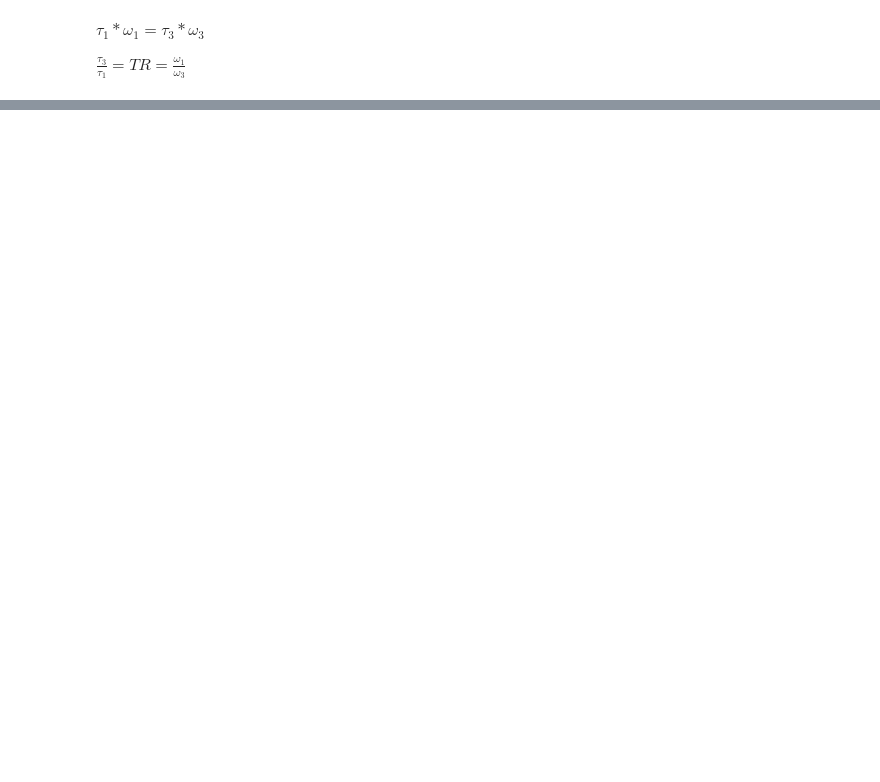
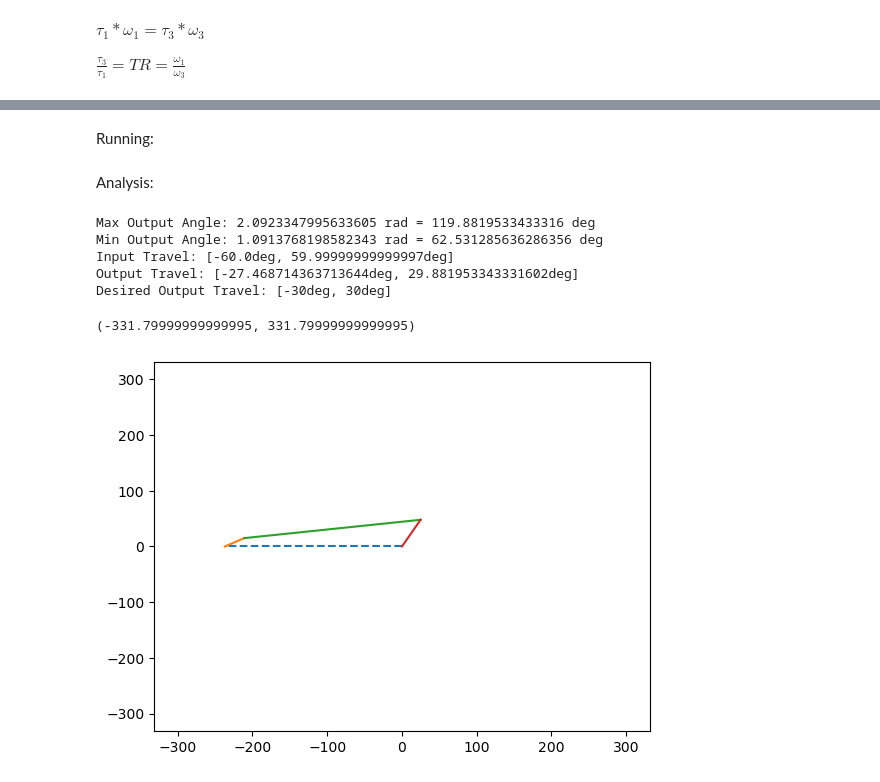
Before and after one commit to i-Dyke/MOHRA, a Jupyter notebook: 4BarSolver.ipynb, the cells around one changed output, grey strips where cells are left out. Drawn from its saved outputs; the diff is of its cells as text; code cells hidden in the pictures; blank space fills up the shorter version.

Commit message:
Roll decided

```diff
--- a/4BarSolver.ipynb
+++ b/4BarSolver.ipynb
@@ -299,0 +388,2 @@ HTML('<img src="./4barkinematics.gif">')
+# %% [markdown]
+Running:
@@ -299,0 +423,51 @@ HTML('<img src="./4barkinematics.gif">')
+# %% [markdown]
+Analysis:
+# %%
+output_angles = [np.angle(-1 * a) for a in kin['link3']]
+input_angles = [np.angle(a) - ground_ang for a in kin['link1']]
+
+max_ang = max(output_angles)
+min_ang = min(output_angles)
+
+print("Max Output Angle: " + str(max_ang) + " rad = " + str(max_ang * 180/np.pi) + " deg")
+print("Min Output Angle: " + str(min_ang) + " rad = " + str(min_ang * 180/np.pi) + " deg")
+print("Input Travel: [" + str(input_angles[0] *180/np.pi - 90) + "deg, " + str(input_angles[len(input_angles)-1]*180/np.pi - 90) + "deg]")
+print("Output Travel: [" + str(min_ang * 180/np.pi - 90) + "deg, " + str(max_ang * 180/np.pi - 90) + "deg]")
+
+print("Desired Output Travel: [" + str(ankle_roll[0]) + "deg, " + str(ankle_roll[1]) + "deg]")
+# %% [output]
+Max Output Angle: 2.0923347995633605 rad = 119.8819533433316 deg
+Min Output Angle: 1.0913768198582343 rad = 62.531285636286356 deg
+Input Travel: [-60.0deg, 59.99999999999997deg]
+Output Travel: [-27.468714363713644deg, 29.881953343331602deg]
+Desired Output Travel: [-30deg, 30deg]
+# %%
+fig, ax = plt.subplots()
+
+curr = complex(0,0)
+links = np.zeros(4, object)
+
+linknames = ['G', 'link1', 'link2', 'link3']
+
+i = 0
+for n in range(4):
+    l = linknames[n]
+    prev = complex(curr)
+    curr = curr + kin[l][i]
+    if l == "G":
+        linestyle = "--"
+    else:
+        linestyle = ""
+
+    prev_plt = prev * np.exp(-1j * (ground_ang))
+    curr_plt = curr * np.exp(-1j * (ground_ang))
+
+    links[n] = ax.plot([np.real(prev_plt), np.real(curr_plt)],
+             [np.imag(prev_plt), np.imag(curr_plt)],
+             linestyle)[0]
+
+ax.set_xlim(-1 * lengths['G']*1.4, lengths['G']*1.4)
+ax.set_ylim(-1 * lengths['G']*1.4, lengths['G']*1.4)
+# %% [output]
+(-331.79999999999995, 331.79999999999995)
+[figure, added]
```
Also changed, not shown: parts of 24 cells of this notebook, 3 other files.
